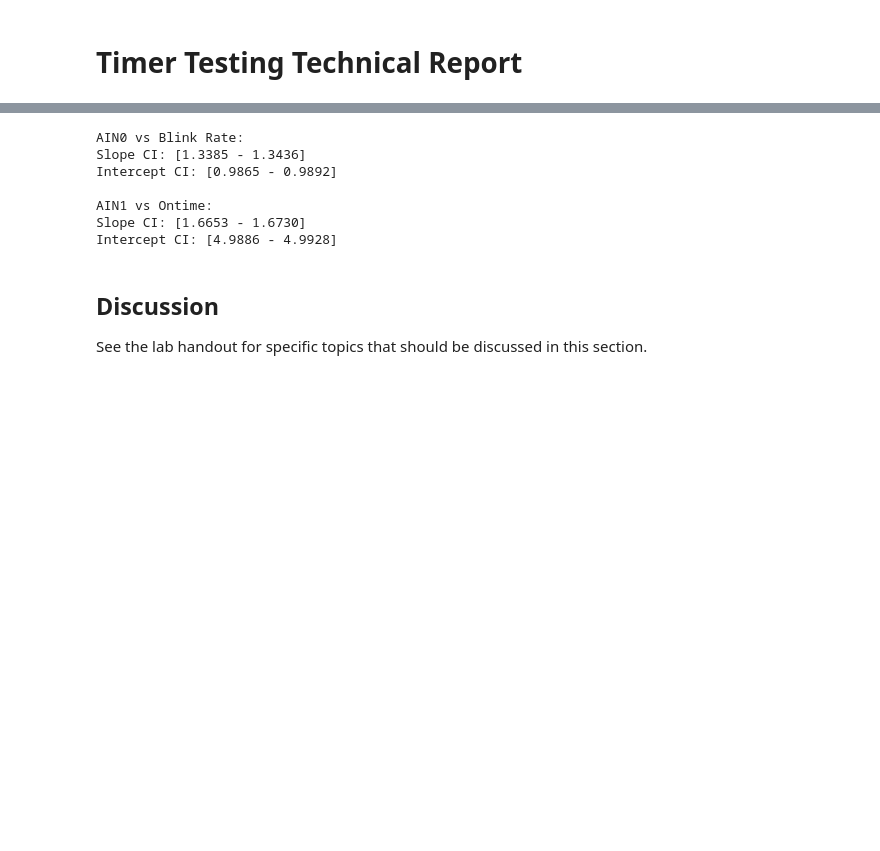
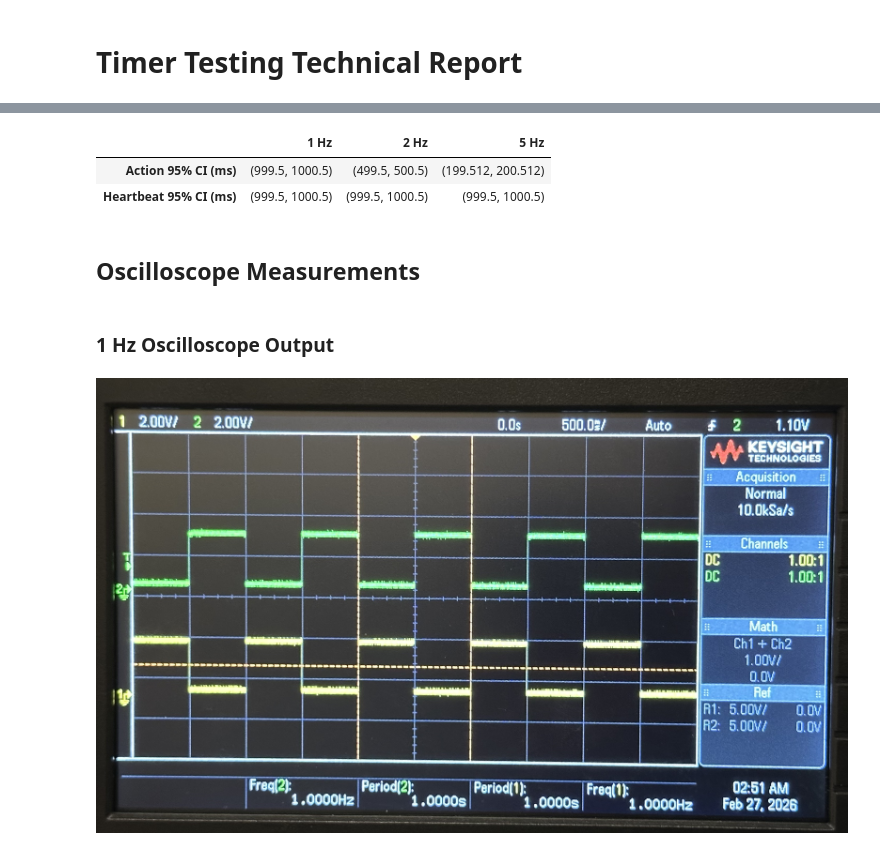
Before and after one commit to nikhilmethi/ZephyrRTOS, a Jupyter notebook: testing/timer_testing.ipynb, the cells around one changed output, grey strips where cells are left out. Drawn from its saved outputs; the diff is of its cells as text; code cells hidden in the pictures; blank space fills up the shorter version.

Commit message:
Completed technical report (Jupyter notebook) and added oscilloscope images

```diff
--- a/testing/timer_testing.ipynb
+++ b/testing/timer_testing.ipynb
@@ -101,22 +81,43 @@ plot_with_fit(data['AIN1 Voltage'], data['Ontime (s)'], 'AIN1 Voltage', 'LED1 On
-# %%
-from bme554 import calculate_confidence_intervals
-
-# Calculate and print confidence intervals for AIN0 vs Blink Rate
-slope_ci, intercept_ci = calculate_confidence_intervals(data['AIN0 Voltage (V)'], data['Blink Rate (Hz)'])
-print(f'AIN0 vs Blink Rate:\nSlope CI: [{slope_ci[0]:.4f} - {slope_ci[1]:.4f}]\nIntercept CI: [{intercept_ci[0]:.4f} - {intercept_ci[1]:.4f}]\n')
-
-# Calculate and print confidence intervals for AIN1 vs Ontime
-slope_ci, intercept_ci = calculate_confidence_intervals(data['AIN1 Voltage'], data['Ontime (s)'])
-print(f'AIN1 vs Ontime:\nSlope CI: [{slope_ci[0]:.4f} - {slope_ci[1]:.4f}]\nIntercept CI: [{intercept_ci[0]:.4f} - {intercept_ci[1]:.4f}]\n')
-# %% [output]
-AIN0 vs Blink Rate:
-Slope CI: [1.3385 - 1.3436]
-Intercept CI: [0.9865 - 0.9892]
-
-AIN1 vs Ontime:
-Slope CI: [1.6653 - 1.6730]
-Intercept CI: [4.9886 - 4.9928]
-# %% [markdown]
-## Discussion
-
-See the lab handout for specific topics that should be discussed in this section.
+# %%
+ticks_per_sec = 1e3  # your actual value
+tick_s = 1 / ticks_per_sec
+half_tick_s = tick_s / 2
+
+def resolution_ci_period(mean_freq, decimals=3):
+    mean_period_s = 1 / mean_freq
+    lower = mean_period_s - half_tick_s
+    upper = mean_period_s + half_tick_s
+    return (round(lower*1000, decimals),
+            round(upper*1000, decimals))  # return ms
+
+# Action CIs
+ci_1_action = resolution_ci_period(log_1Hz_action["frequency (Hz)"].mean())
+ci_2_action = resolution_ci_period(log_2Hz_action["frequency (Hz)"].mean())
+ci_5_action = resolution_ci_period(log_5Hz_action["frequency (Hz)"].mean())
+
+# Heartbeat CIs
+ci_1_heart = resolution_ci_period(log_1Hz_heart["frequency (Hz)"].mean())
+ci_2_heart = resolution_ci_period(log_2Hz_heart["frequency (Hz)"].mean())
+ci_5_heart = resolution_ci_period(log_5Hz_heart["frequency (Hz)"].mean())
+
+ci_table = pd.DataFrame({
+    "1 Hz": [ci_1_action, ci_1_heart],
+    "2 Hz": [ci_2_action, ci_2_heart],
+    "5 Hz": [ci_5_action, ci_5_heart]
+}, index=["Action 95% CI (ms)", "Heartbeat 95% CI (ms)"])
+
+display(ci_table)
+# %% [output]
+|  | 1 Hz | 2 Hz | 5 Hz |
+| Action 95% CI (ms) | (999.5, 1000.5) | (499.5, 500.5) | (199.512, 200.512) |
+| Heartbeat 95% CI (ms) | (999.5, 1000.5) | (999.5, 1000.5) | (999.5, 1000.5) |
+# %% [markdown]
+## Oscilloscope Measurements
+# %% [markdown]
+### 1 Hz Oscilloscope Output
+# %%
+from IPython.display import Image, display
+
+display(Image("scope_1Hz.jpeg"))
+# %% [output]
+[figure, added]
```
Also changed, not shown: parts of 19 cells of this notebook, 2 other files.
